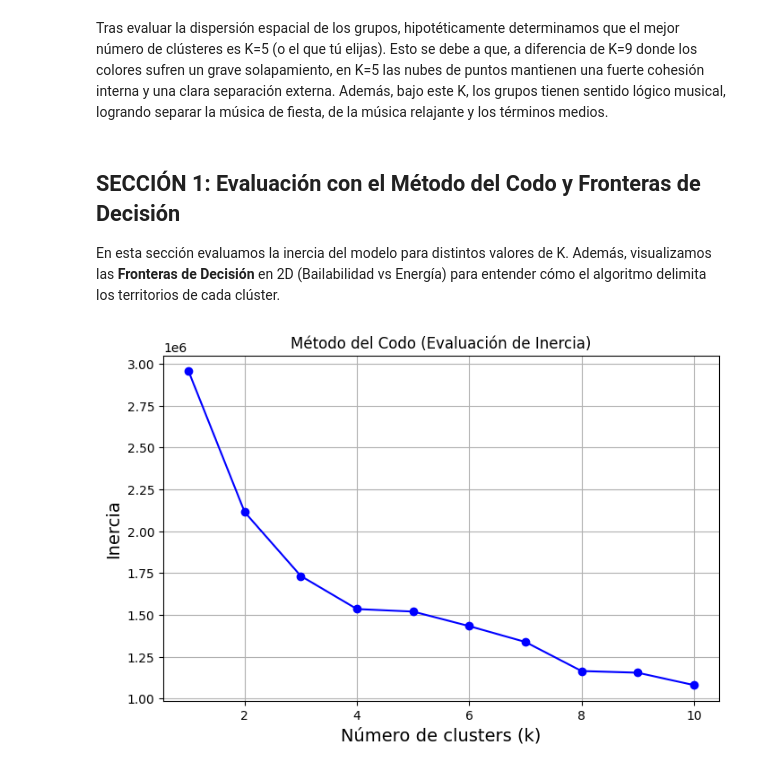
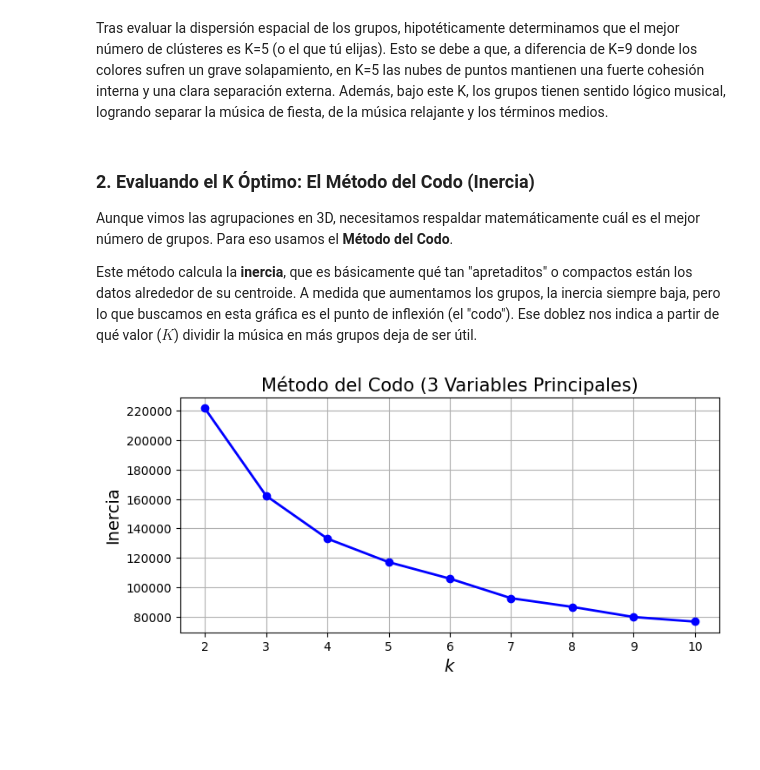
Before and after one commit to NelvaAdalit/-INTELIGENCIA-ARTIFICIAL-I-, a Jupyter notebook: KMEANSGROUPIA.ipynb, the cells around one changed output. Saved outputs shown, nothing was run; the diff lists cells and outputs as text; code cells hidden in the pictures; blank space fills up the shorter version.

```diff
--- a/KMEANSGROUPIA.ipynb
+++ b/KMEANSGROUPIA.ipynb
@@ -169,28 +180,36 @@ ENTRENANDO MINIBATCH K-MEANS CON K = 9
 [interactive output not drawn]
 # %% [markdown]
 Tras evaluar la dispersión espacial de los grupos, hipotéticamente determinamos que el mejor número de clústeres es K=5 (o el que tú elijas). Esto se debe a que, a diferencia de K=9 donde los colores sufren un grave solapamiento, en K=5 las nubes de puntos mantienen una fuerte cohesión interna y una clara separación externa. Además, bajo este K, los grupos tienen sentido lógico musical, logrando separar la música de fiesta, de la música relajante y los términos medios.
-# %% [markdown]
-## SECCIÓN 1: Evaluación con el Método del Codo y Fronteras de Decisión
-En esta sección evaluamos la inercia del modelo para distintos valores de K. Además, visualizamos las **Fronteras de Decisión** en 2D (Bailabilidad vs Energía) para entender cómo el algoritmo delimita los territorios de cada clúster.
+# %% [markdown]
+### 2. Evaluando el K Óptimo: El Método del Codo (Inercia)
+
+Aunque vimos las agrupaciones en 3D, necesitamos respaldar matemáticamente cuál es el mejor número de grupos. Para eso usamos el **Método del Codo**.
+
+Este método calcula la **inercia**, que es básicamente qué tan "apretaditos" o compactos están los datos alrededor de su centroide. A medida que aumentamos los grupos, la inercia siempre baja, pero lo que buscamos en esta gráfica es el punto de inflexión (el "codo"). Ese doblez nos indica a partir de qué valor ($K$) dividir la música en más grupos deja de ser útil.
 # %%
 import matplotlib.pyplot as plt
+import numpy as np
 from sklearn.cluster import MiniBatchKMeans
 
-inertias = []
-k_range = range(1, 11)
+# 1. Seleccionamos SOLAMENTE tus 3 variables más importantes
+# (Cambia los nombres si en tu dataset se llaman distinto)
+columnas_importantes = ['danceability', 'energy', 'valence']
+X_3D = df_escalado[columnas_importantes].values
 
-# Entrenamos modelos del 1 al 10 usando TODAS las columnas
-for k in k_range:
-    km = MiniBatchKMeans(n_clusters=k, batch_size=2048, random_state=42, n_init='auto')
-    km.fit(df_escalado)
-    inertias.append(km.inertia_)
+# 2. Entrenamos KMeans para K desde 2 hasta 10 usando solo esas 3 variables
+kmeans_per_k = [MiniBatchKMeans(n_clusters=k, random_state=42, batch_size=2048, n_init='auto').fit(X_3D)
+                for k in range(2, 11)]
 
-plt.figure(figsize=(8, 5))
-plt.plot(k_range, inertias, 'bo-')
-plt.xlabel('Número de clusters (k)', fontsize=14)
-plt.ylabel('Inercia', fontsize=14)
-plt.title('Método del Codo (Evaluación de Inercia)')
+# 3. Extraemos la inercia
+inertias = [model.inertia_ for model in kmeans_per_k]
+
+# 4. Gráfica del Codo
+plt.figure(figsize=(8, 3.5))
+plt.plot(range(2, 11), inertias, "bo-", linewidth=2)
+plt.xlabel("$k$", fontsize=14)
+plt.ylabel("Inercia", fontsize=14)
+plt.title("Método del Codo (3 Variables Principales)", fontsize=15)
 plt.grid(True)
 plt.show()
 # %% [output]
-[figure, old version]
+[figure, new version]
```
Also changed, not shown: parts of 13 cells of this notebook.
